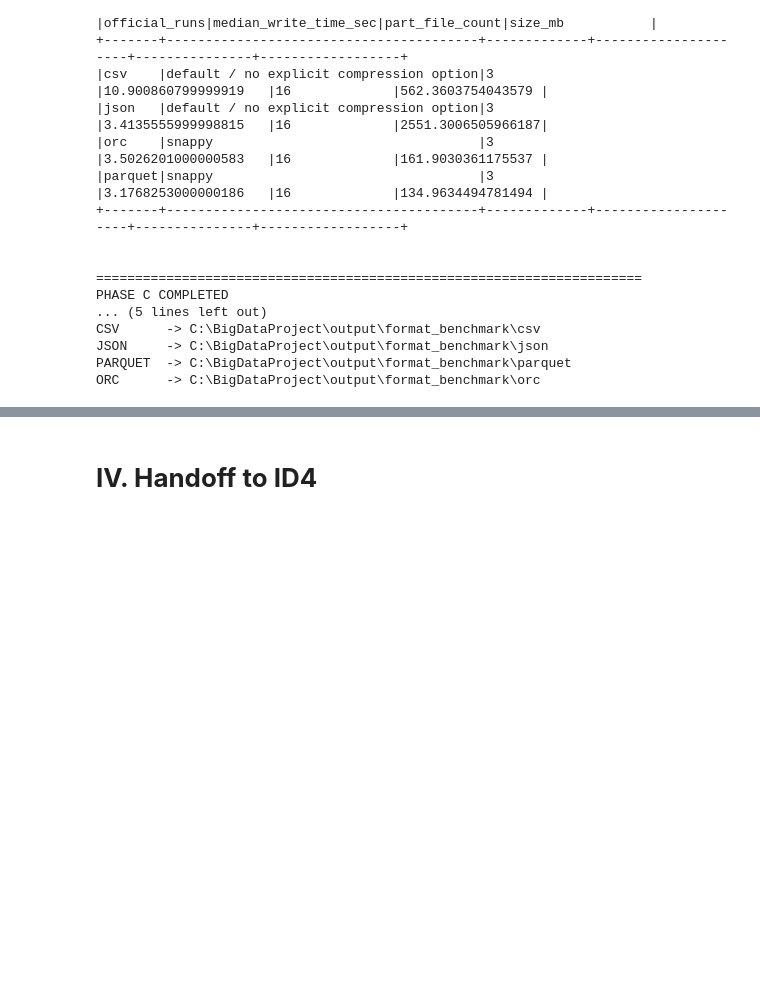
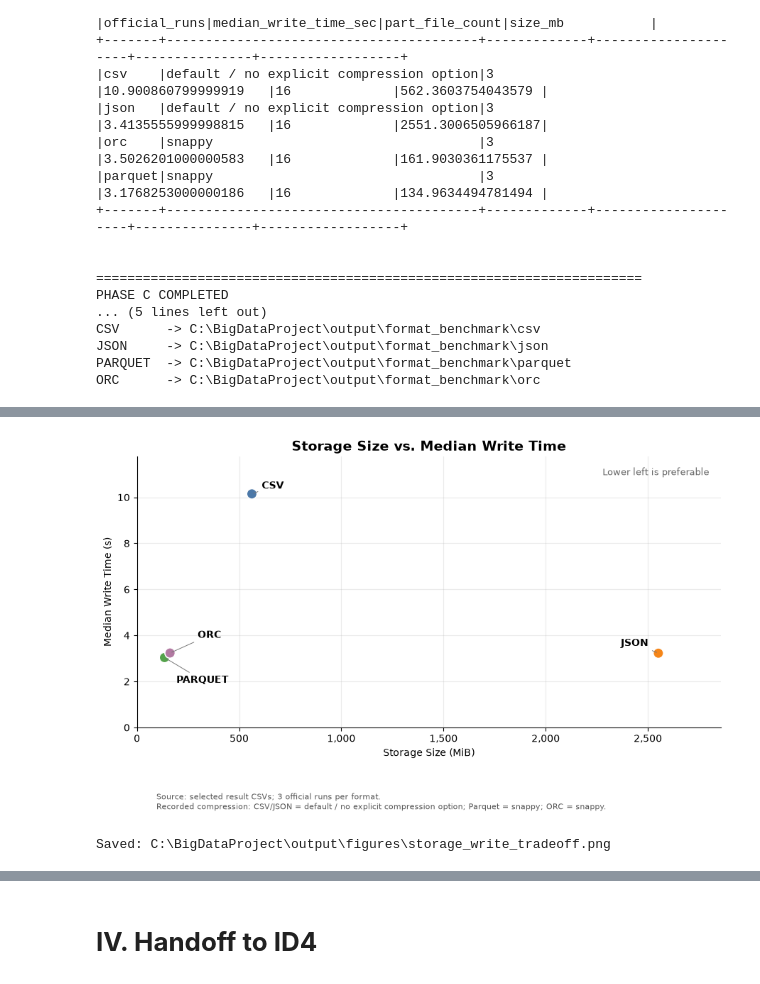
Before and after one commit to michbinh/bigdata-spark-project-group-3, a Jupyter notebook: docs/notebooks/02_airline_format_benchmark.ipynb, the cells around one changed output, grey strips where cells are left out. Cells and saved outputs as stored; diff of their text form; code cells hidden in the pictures; blank space fills up the shorter version.

```diff
--- a/docs/notebooks/02_airline_format_benchmark.ipynb
+++ b/docs/notebooks/02_airline_format_benchmark.ipynb
@@ -892,0 +980,41 @@ ORC      -> C:\BigDataProject\output\format_benchmark\orc
+# %%
+fig, ax = plt.subplots(figsize=(9, 5.5))
+
+ax.scatter(
+    chart_data["size_mib"], chart_data["median_write_time_sec"],
+    c=bar_colors, s=110, edgecolors="white", linewidths=1.2, zorder=3,
+)
+
+label_offsets = {
+    "csv": (10, 8), "json": (-10, 10),
+    "parquet": (12, -23), "orc": (28, 18),
+}
+
+for fmt, row in chart_data.iterrows():
+    offset_x, offset_y = label_offsets[fmt]
+
+    ax.annotate(
+        fmt.upper(), (row["size_mib"], row["median_write_time_sec"]),
+        xytext=(offset_x, offset_y), textcoords="offset points",
+        ha="right" if offset_x < 0 else "left", va="center", fontweight="bold",
+        arrowprops={"arrowstyle": "-", "color": "#777777", "lw": 0.7},
+    )
+
+ax.set(
+    title="Storage Size vs. Median Write Time",
+    xlabel="Storage Size (MiB)", ylabel="Median Write Time (s)",
+)
+ax.set_xlim(0, chart_data["size_mib"].max() * 1.12)
+ax.set_ylim(0, chart_data["median_write_time_sec"].max() * 1.16)
+ax.xaxis.set_major_formatter(StrMethodFormatter("{x:,.0f}"))
+
+ax.text(
+    0.98, 0.96, "Lower left is preferable", transform=ax.transAxes,
+    ha="right", va="top", color="#666666", fontsize=9,
+)
+ax.grid(alpha=0.25)
+
+save_and_show(fig, "storage_write_tradeoff.png")
+# %% [output]
+[figure, added]
+Saved: C:\BigDataProject\output\figures\storage_write_tradeoff.png
```
Also changed, not shown: parts of 27 cells of this notebook, 12 other files.
